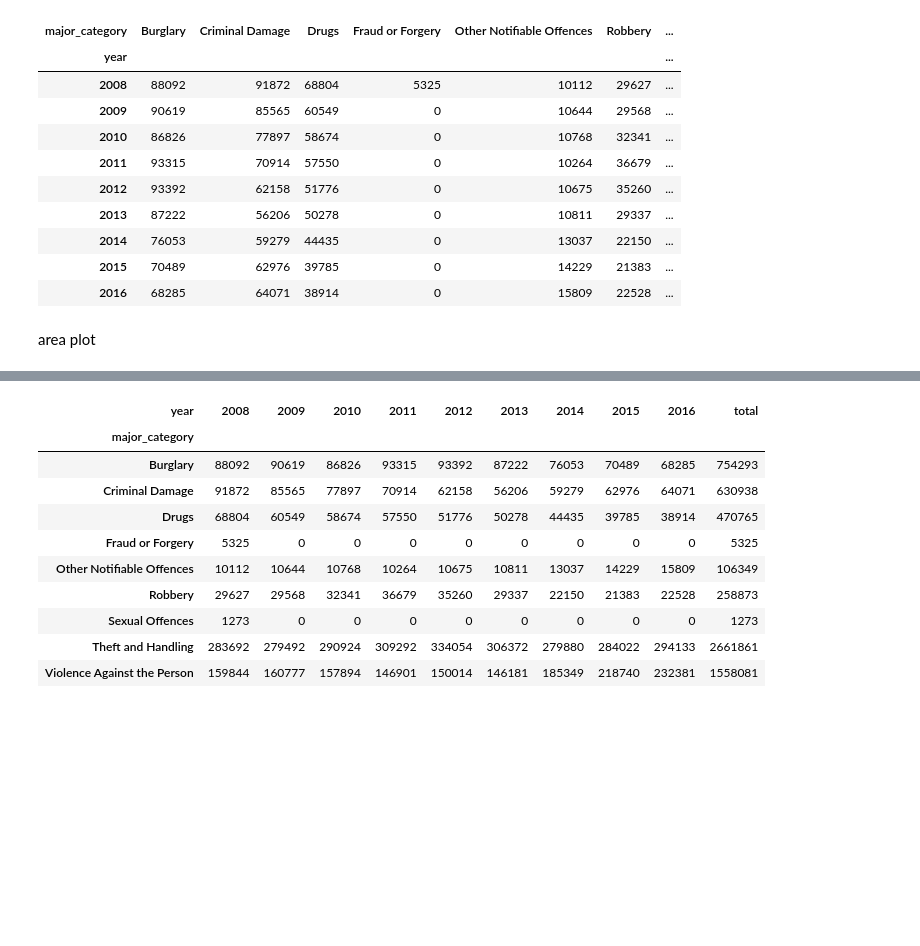
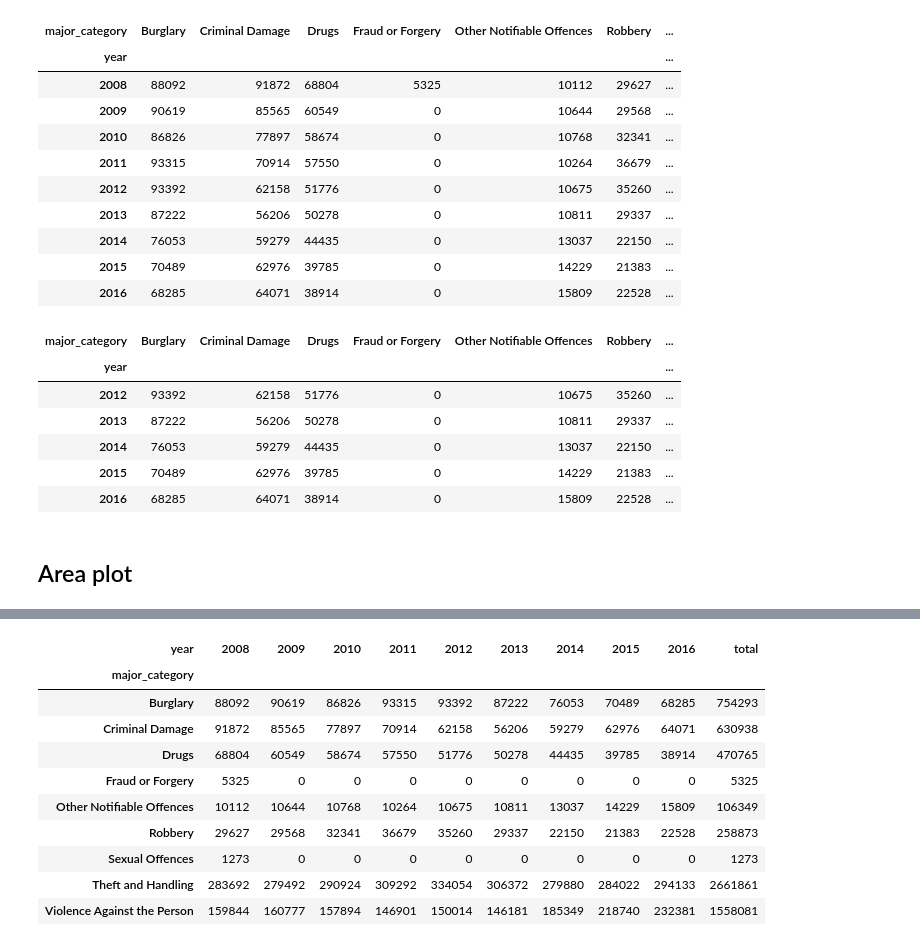
Before and after one commit to ariqfalah/H8_065, a Jupyter notebook: PYTN_Assgn_1_65_Ariq Falah-checkpoint.ipynb, the cells around one changed output, grey strips where cells are left out. Cells and saved outputs as stored; diff of their text form; code cells hidden in the pictures; blank space fills up the shorter version.

```diff
--- a/PYTN_Assgn_1_65_Ariq Falah-checkpoint.ipynb
+++ b/PYTN_Assgn_1_65_Ariq Falah-checkpoint.ipynb
@@ -124,5 +130,16 @@ criminal_table
 | 2016 | 68285 | 64071 | 38914 | 0 | 15809 | 22528 | ... |
 # %%
 mpl.style.use(['ggplot'])
+# %%
+criminal_last = criminal_table.tail()
+criminal_last
+# %% [output]
+| major_category | Burglary | Criminal Damage | Drugs | Fraud or Forgery | Other Notifiable Offences | Robbery | ... |
+| year |  |  |  |  |  |  | ... |
+| 2012 | 93392 | 62158 | 51776 | 0 | 10675 | 35260 | ... |
+| 2013 | 87222 | 56206 | 50278 | 0 | 10811 | 29337 | ... |
+| 2014 | 76053 | 59279 | 44435 | 0 | 13037 | 22150 | ... |
+| 2015 | 70489 | 62976 | 39785 | 0 | 14229 | 21383 | ... |
+| 2016 | 68285 | 64071 | 38914 | 0 | 15809 | 22528 | ... |
 # %% [markdown]
-area plot
+## Area plot
```
Also changed, not shown: parts of 24 cells of this notebook, 1 other file.
